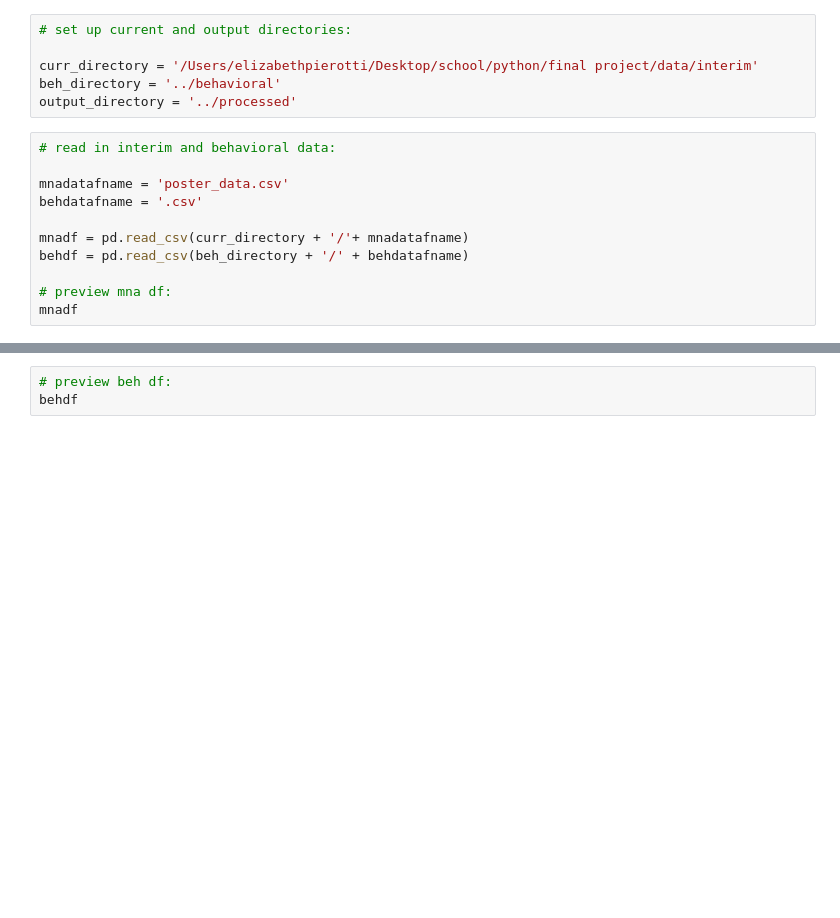
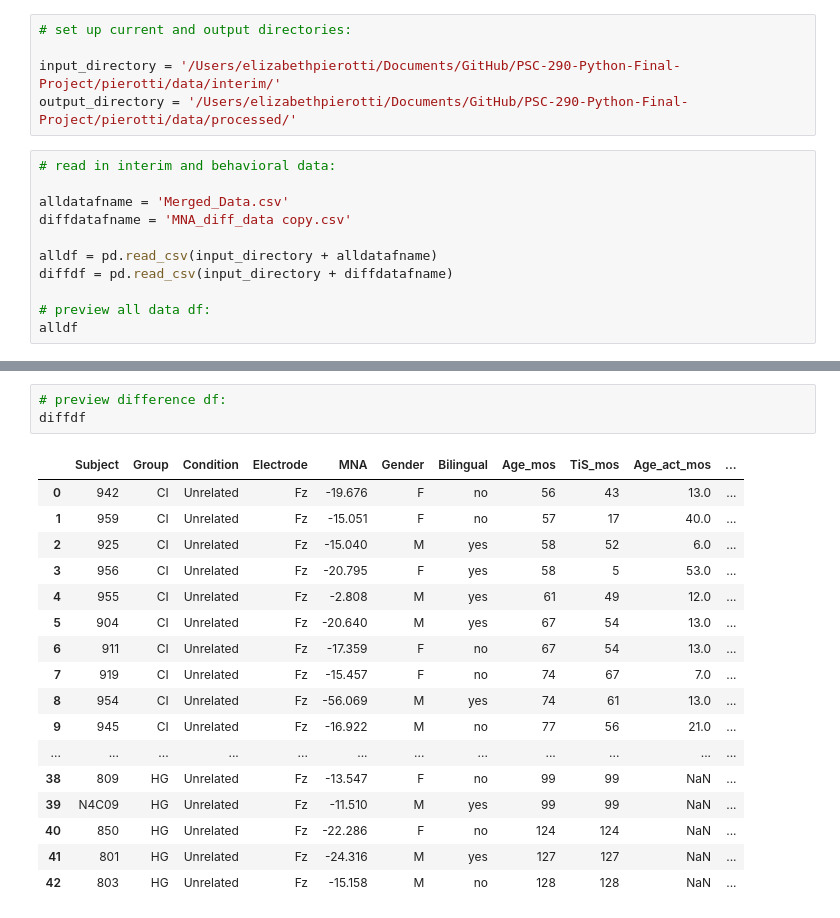
Before and after one commit to sheaduarte/PSC-290-Python-Final-Project, a Jupyter notebook: pierotti/notebooks/Pierotti_N4_dataclean.ipynb, the cells around one changed output, grey strips where cells are left out. Cells and saved outputs as stored; diff of their text form; blank space fills up the shorter version.

Commit message:
added txt files for data cleaning, and uploaded data cleaning nb

```diff
--- a/pierotti/notebooks/Pierotti_N4_dataclean.ipynb
+++ b/pierotti/notebooks/Pierotti_N4_dataclean.ipynb
@@ -12,18 +21,17 @@ import pandas as pd
 # %%
 # set up current and output directories:
 
-curr_directory = '/Users/elizabethpierotti/Desktop/school/python/final project/data/interim'
-beh_directory = '../behavioral'
-output_directory = '../processed'
+input_directory = '/Users/elizabethpierotti/Documents/GitHub/PSC-290-Python-Final-Project/pierotti/data/interim/'
+output_directory = '/Users/elizabethpierotti/Documents/GitHub/PSC-290-Python-Final-Project/pierotti/data/processed/'
 # %%
 # read in interim and behavioral data:
 
-mnadatafname = 'poster_data.csv'
-behdatafname = '.csv'
+alldatafname = 'Merged_Data.csv'
+diffdatafname = 'MNA_diff_data copy.csv'
 
-mnadf = pd.read_csv(curr_directory + '/'+ mnadatafname)
-behdf = pd.read_csv(beh_directory + '/' + behdatafname)
+alldf = pd.read_csv(input_directory + alldatafname)
+diffdf = pd.read_csv(input_directory + diffdatafname)
 
-# preview mna df:
-mnadf
+# preview all data df:
+alldf
 # %% [output]
@@ -31,3 +51,21 @@ FileNotFoundError: [Errno 2] File /Users/elizabethpierotti/Desktop/school/python
 # %%
-# preview beh df:
-behdf
+# preview difference df:
+diffdf
+# %% [output]
+|  | Subject | Group | Condition | Electrode | MNA | Gender | Bilingual | Age_mos | TiS_mos | Age_act_mos | ... |
+| 0 | 942 | CI | Unrelated | Fz | -19.676 | F | no | 56 | 43 | 13.0 | ... |
+| 1 | 959 | CI | Unrelated | Fz | -15.051 | F | no | 57 | 17 | 40.0 | ... |
+| 2 | 925 | CI | Unrelated | Fz | -15.040 | M | yes | 58 | 52 | 6.0 | ... |
+| 3 | 956 | CI | Unrelated | Fz | -20.795 | F | yes | 58 | 5 | 53.0 | ... |
+| 4 | 955 | CI | Unrelated | Fz | -2.808 | M | yes | 61 | 49 | 12.0 | ... |
+| 5 | 904 | CI | Unrelated | Fz | -20.640 | M | yes | 67 | 54 | 13.0 | ... |
+| 6 | 911 | CI | Unrelated | Fz | -17.359 | F | no | 67 | 54 | 13.0 | ... |
+| 7 | 919 | CI | Unrelated | Fz | -15.457 | F | no | 74 | 67 | 7.0 | ... |
+| 8 | 954 | CI | Unrelated | Fz | -56.069 | M | yes | 74 | 61 | 13.0 | ... |
+| 9 | 945 | CI | Unrelated | Fz | -16.922 | M | no | 77 | 56 | 21.0 | ... |
+| ... | ... | ... | ... | ... | ... | ... | ... | ... | ... | ... | ... |
+| 38 | 809 | HG | Unrelated | Fz | -13.547 | F | no | 99 | 99 | NaN | ... |
+| 39 | N4C09 | HG | Unrelated | Fz | -11.510 | M | yes | 99 | 99 | NaN | ... |
+| 40 | 850 | HG | Unrelated | Fz | -22.286 | F | no | 124 | 124 | NaN | ... |
+| 41 | 801 | HG | Unrelated | Fz | -24.316 | M | yes | 127 | 127 | NaN | ... |
+| 42 | 803 | HG | Unrelated | Fz | -15.158 | M | no | 128 | 128 | NaN | ... |
```
Also changed, not shown: parts of 8 cells of this notebook, 6 other files.
